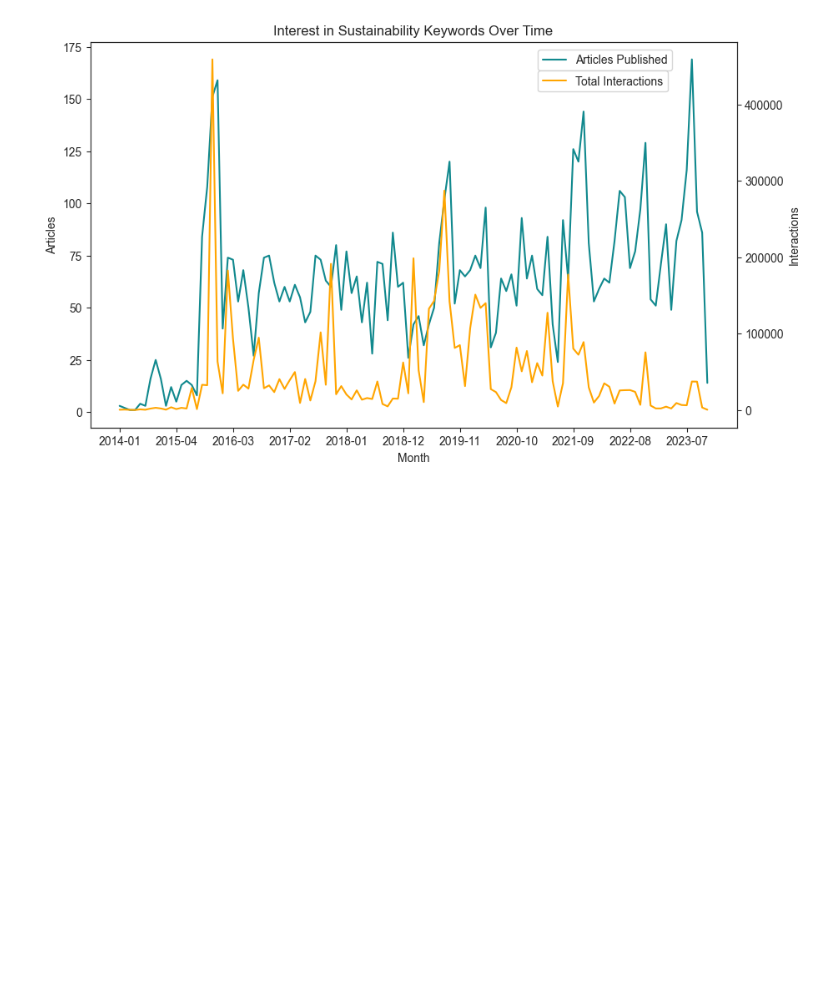
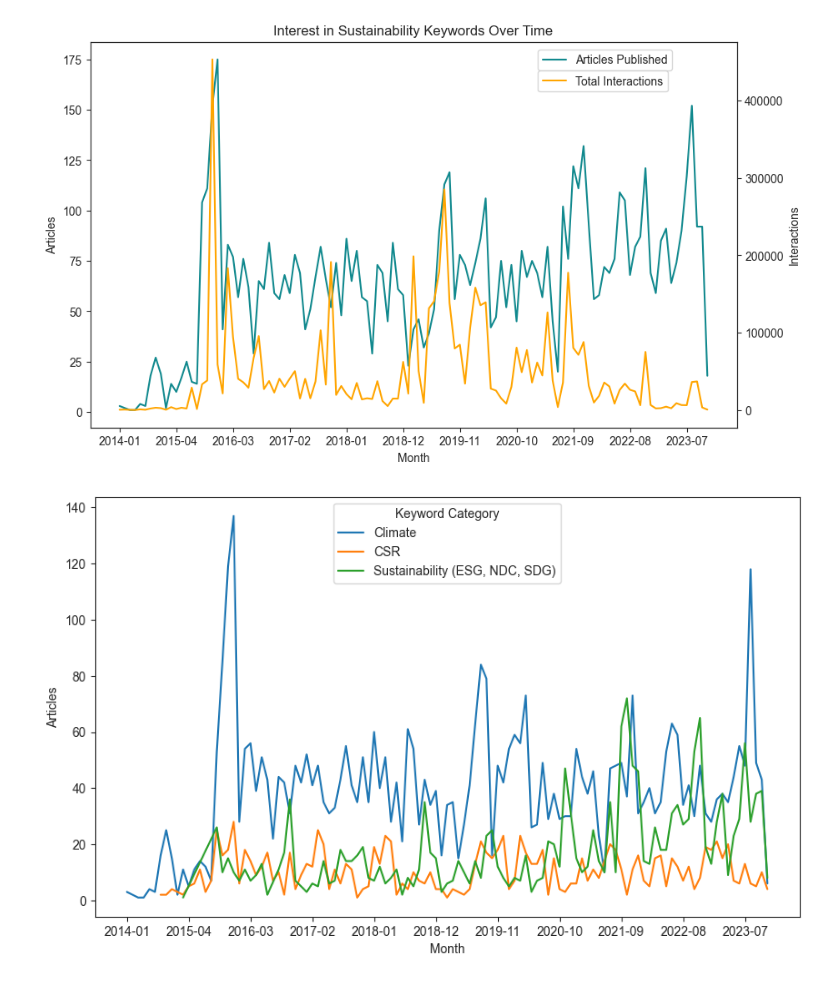
Before and after one commit to Gitbyt3/ESG-Research-Project, a Jupyter notebook: Code.ipynb, the cells around one changed output. Drawn from its saved outputs; the diff is of its cells as text; code cells hidden in the pictures; blank space fills up the shorter version.

Commit message:
Added monthly keyword data including 'CSR' and created a new line graph

```diff
--- a/Code.ipynb
+++ b/Code.ipynb
@@ -44,7 +44,6 @@ year_kw.to_csv("Sustainability_Interest_Over_Time/Yearly_KW_Data/Yearly_Keyword_
 # %%
 #Check share of article volume coverage
 #Do same line graph without interactions but break down article keyword -> Include CSR
-
 
 #MONTHLY DATA
 mon_2014 = pd.read_excel("Sustainability_Interest_Over_Time/Monthly_KW_Data/2014.xlsx",header=0)
@@ -62,38 +61,50 @@ def wrangle(df):
     df.drop(['Link','Authors','Pinterest','LinkedIn','Twitter Influencer Shares','Total Facebook','Likes','Shares','Comments'],axis=1,inplace=True)
     df['Published'] = pd.to_datetime(df['Published'],format='%Y-%m-%dT%H:%M:%S%z')
     df['Headline'] = df['Headline'].str.lower()
     df = df.rename(columns={'Published':'Date','Group':'Keyword','Headline':'Title','Total Interactions':'Interactions'})
     df = df.reindex(columns=['Date','Month','Keyword','Title','Website','Interactions'])
     df['Month'] = df['Date'].dt.to_period('M')
+    df['Month'] = df['Month'].astype('str')
     return df
 
 mon_kw = pd.concat([wrangle(mon_2014),wrangle(mon_2015),wrangle(mon_2016),wrangle(mon_2017),wrangle(mon_2018),
                    wrangle(mon_2019),wrangle(mon_2020),wrangle(mon_2021),wrangle(mon_2022),wrangle(mon_2023)],axis=0,ignore_index=True)
 
+def kw_categorize(keyword):
+    if keyword in ['Climate Change','Global Warming','Greenhouse gas','Pollution']:
+        return 'Climate'
+    elif keyword == 'CSR':
+        return 'CSR'
+    elif keyword in ['ESG','NDC','SDG']:
+        return 'Sustainability (ESG, NDC, SDG)'
+
+mon_kw['Keyword Category'] = mon_kw['Keyword'].apply(kw_categorize)
+mon_kw = mon_kw.reindex(columns=['Date','Month','Keyword','Keyword Category','Title','Website','Interactions'])
 mon_kw.to_csv("Sustainability_Interest_Over_Time/Monthly_KW_Data/Monthly_Keyword_Data.csv")
 
 forviz = mon_kw[['Month','Keyword','Interactions']].groupby(['Month']).agg({'Keyword':'count','Interactions':'sum'}).rename(columns={'Keyword':'Articles'})
 forviz.reset_index(inplace=True)
-forviz['Month'] = forviz['Month'].astype('str')
-
-
 plt.figure(figsize=(10,6))
 sns.set_style('ticks')
 sns.lineplot(data=forviz,x='Month',y='Articles',label='Articles Published',color='#11898E')
 plt.legend(loc='upper right',bbox_to_anchor=(1-0.1,0.98),borderaxespad=0.,alignment='left')
-
 ax2 = plt.twinx()
 sns.lineplot(data=forviz,x='Month',y='Interactions',label='Total Interactions',color='orange')
 plt.legend(loc='upper right',bbox_to_anchor=(0.993-0.1,0.925),borderaxespad=0.,alignment='left')
-
 ax1 = plt.gca()
-
 ax2.set_xticks(forviz['Month'].tolist()[0::11])
-
 ax1.set_ylabel("# of Articles")
 ax2.set_ylabel("Interactions")
 plt.title('Interest in Sustainability Keywords Over Time')
 
+keywordz = mon_kw[['Month','Keyword Category','Title']].groupby(['Month','Keyword Category']).count().rename(columns={'Title':'Articles'})
+keywordz.reset_index(inplace=True)
+plt.figure(figsize=(10,6))
+sns.set_style('ticks')
+sns.lineplot(data=keywordz,x='Month',y='Articles',hue='Keyword Category').set_xticks(forviz['Month'].tolist()[0::11])
+ax2.set_xticks(forviz['Month'].tolist()[0::11])
+
 plt.show()
 # %% [output]
-[figure, old version]
+[figure, new version]
+[figure, added]
```
Also changed, not shown: 11 other files.
